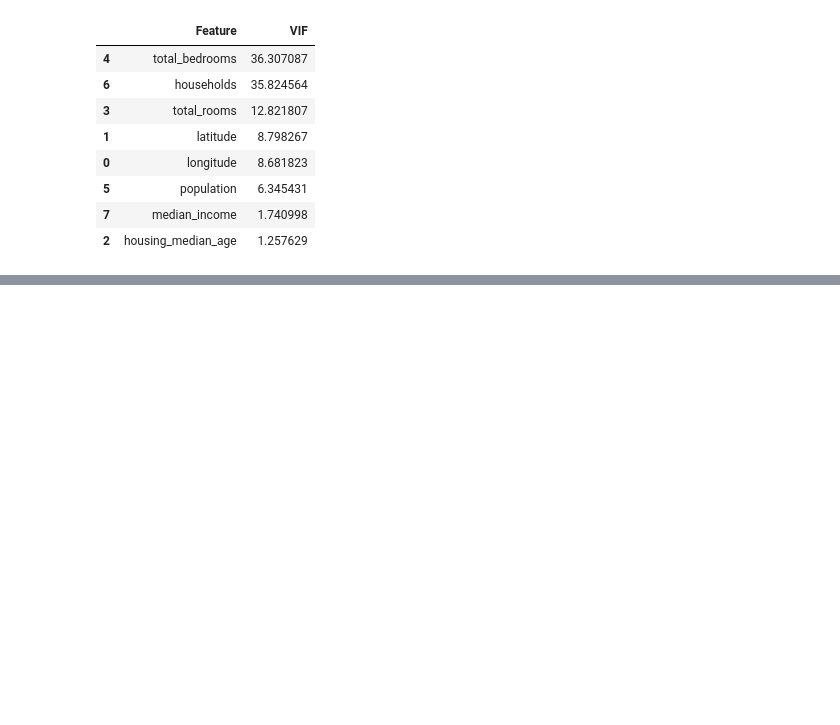
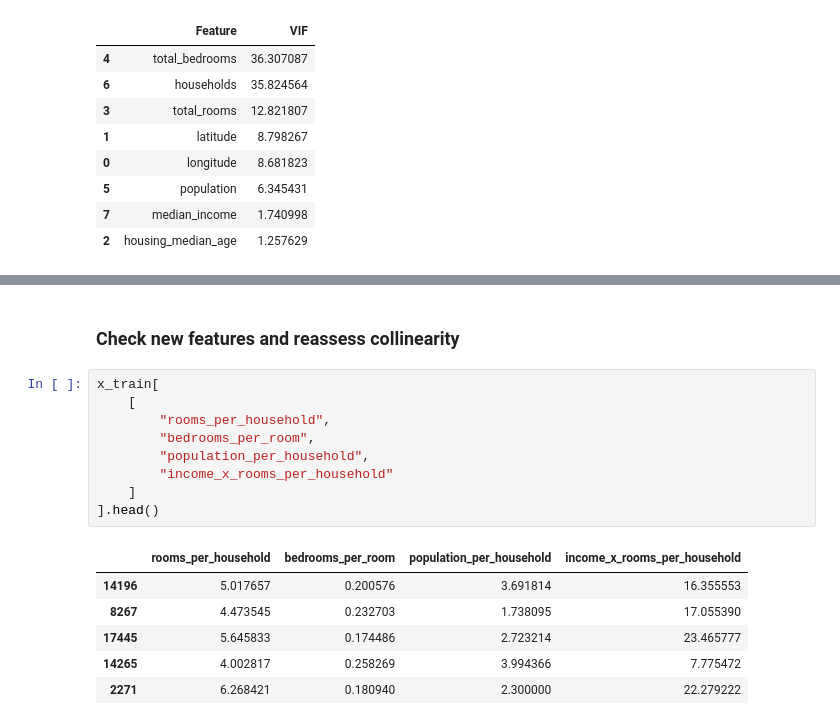
Before and after one commit to timomugishan8-ai/Datheon_Machine_Learning_and_Data_Science_Internship., a Jupyter notebook: Real-Estate House Price Prediction/notebooks/02_data_preparation.ipynb, the cells around one changed output, grey strips where cells are left out. Drawn from its saved outputs; the diff is of its cells as text; blank space fills up the shorter version.

```diff
--- a/Real-Estate House Price Prediction/notebooks/02_data_preparation.ipynb
+++ b/Real-Estate House Price Prediction/notebooks/02_data_preparation.ipynb
@@ -106,0 +148,18 @@ display(vif_data)
+# %% [markdown]
+### Check new features and reassess collinearity
+# %%
+x_train[
+    [
+        "rooms_per_household",
+        "bedrooms_per_room",
+        "population_per_household",
+        "income_x_rooms_per_household"
+    ]
+].head()
+# %% [output]
+|  | rooms_per_household | bedrooms_per_room | population_per_household | income_x_rooms_per_household |
+| 14196 | 5.017657 | 0.200576 | 3.691814 | 16.355553 |
+| 8267 | 4.473545 | 0.232703 | 1.738095 | 17.055390 |
+| 17445 | 5.645833 | 0.174486 | 2.723214 | 23.465777 |
+| 14265 | 4.002817 | 0.258269 | 3.994366 | 7.775472 |
+| 2271 | 6.268421 | 0.180940 | 2.300000 | 22.279222 |
```
Also changed, not shown: parts of 13 cells of this notebook, 1 other file.
